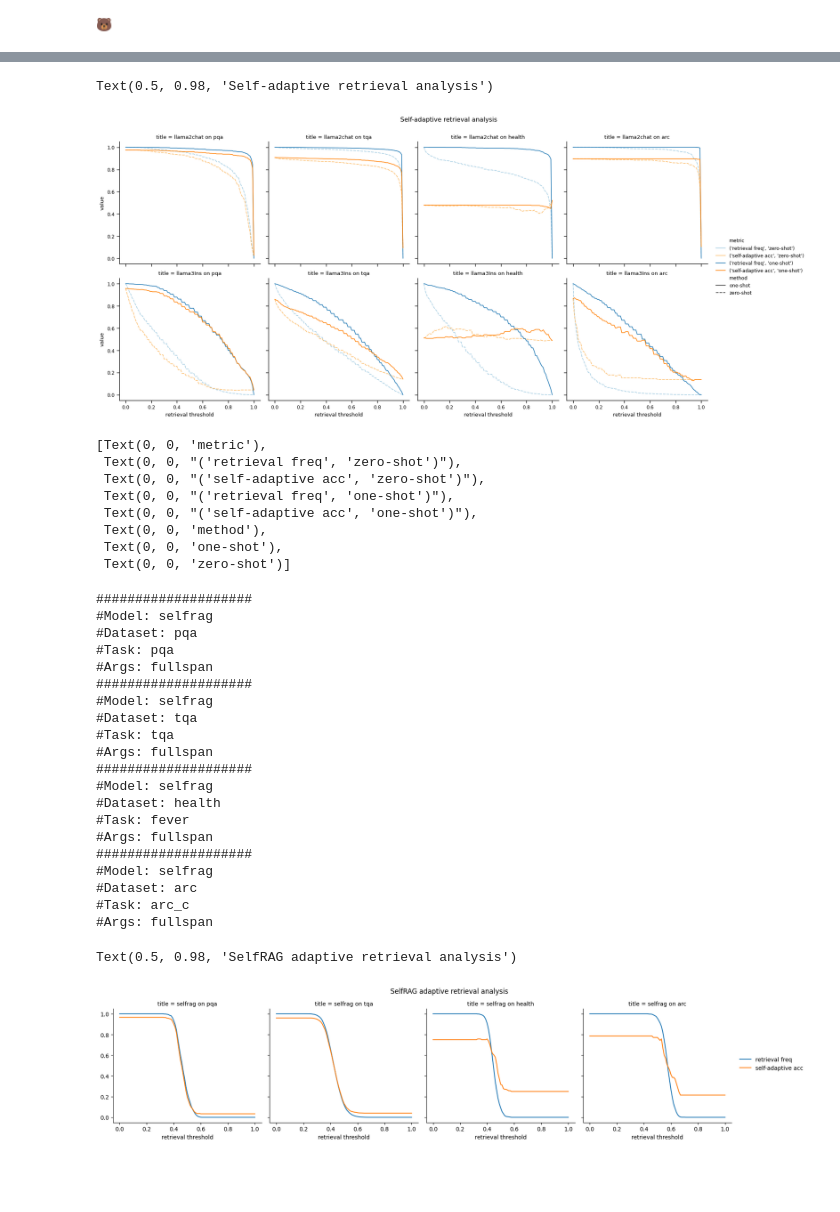
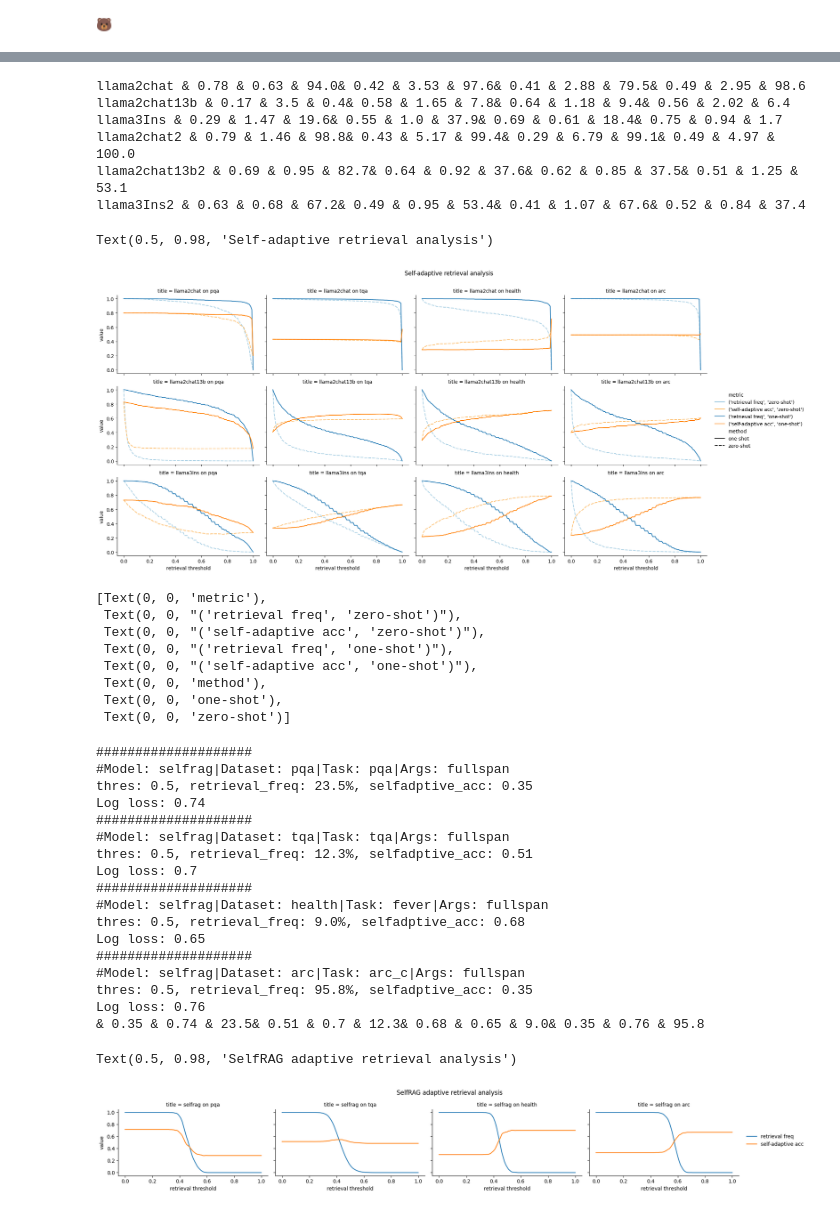
Before and after one commit to zhuzihan728/LLM_Adaptive_RAG, a Jupyter notebook: data_analysis/analysis_selfadp.ipynb, the cells around one changed output, grey strips where cells are left out. Cells and saved outputs as stored; diff of their text form; code cells hidden in the pictures; blank space fills up the shorter version.

Commit message:
update selfadp

```diff
--- a/data_analysis/analysis_selfadp.ipynb
+++ b/data_analysis/analysis_selfadp.ipynb
@@ -147,7 +148,7 @@ def compute_confidence(log_probs:List):
     '''
     log_probs: List[float]
     '''
-    return np.mean(np.exp(log_probs))
+    return np.mean(log_probs)
 
 def compute_inv_perplexity(log_probs:List):
     '''
@@ -411,4 +567,14 @@ successful_judgement_2 1.0
 successful_judgement_3 1.0
+# %%
+for k, v in res.items():
+    print(k, v)
+# %% [output]
+llama2chat & 0.78 & 0.63 & 94.0& 0.42 & 3.53 & 97.6& 0.41 & 2.88 & 79.5& 0.49 & 2.95 & 98.6
+llama2chat13b & 0.17 & 3.5 & 0.4& 0.58 & 1.65 & 7.8& 0.64 & 1.18 & 9.4& 0.56 & 2.02 & 6.4
+llama3Ins & 0.29 & 1.47 & 19.6& 0.55 & 1.0 & 37.9& 0.69 & 0.61 & 18.4& 0.75 & 0.94 & 1.7
+llama2chat2 & 0.79 & 1.46 & 98.8& 0.43 & 5.17 & 99.4& 0.29 & 6.79 & 99.1& 0.49 & 4.97 & 100.0
+llama2chat13b2 & 0.69 & 0.95 & 82.7& 0.64 & 0.92 & 37.6& 0.62 & 0.85 & 37.5& 0.51 & 1.25 & 53.1
+llama3Ins2 & 0.63 & 0.68 & 67.2& 0.49 & 0.95 & 53.4& 0.41 & 1.07 & 67.6& 0.52 & 0.84 & 37.4
 # %%
 final_dc = {"retrieval threshold":[], "value":[], "title":[], "metric":[], "method":[]}
 
@@ -417,7 +583,7 @@ for dc in out_dcs:
         final_dc[k] += v
 
 df = pd.DataFrame(final_dc)
-g = sns.FacetGrid(df, col="title", col_wrap=4, height=4)
+g = sns.FacetGrid(df, col="title", col_wrap=4,  height=3, aspect=1.5)
 if final_dc["method"]:
     g.map(sns.lineplot, "retrieval threshold", "value", hue=df[['metric', 'method']].apply(tuple, axis=1), data=df, sort=False, style='method', style_order=['one-shot', 'zero-shot'], palette = sns.color_palette([sns.color_palette("Paired")[0],sns.color_palette("Paired")[6],sns.color_palette("Paired")[1],sns.color_palette("Paired")[7]]))
 else:
@@ -428,7 +594,7 @@ g.fig.subplots_adjust(top=0.9)
 g.fig.suptitle(f"Self-adaptive retrieval analysis")
 # %% [output]
 Text(0.5, 0.98, 'Self-adaptive retrieval analysis')
-[figure, old version]
+[figure, new version]
 # %%
 g.legend.texts[0].set_text("metric")
 g.legend.texts
@@ -443,12 +609,13 @@ g.legend.texts
  Text(0, 0, 'zero-shot')]
 # %%
 files_dc = {
-    r'eval_res\selfrag-pqa-fullspan.json': r'eval_res\selfragadp-pqa.json',
-    r'eval_res\selfrag-tqa-fullspan.json': r'eval_res\selfragadp-tqa.json',
-    r'eval_res\selfrag-health-fullspan.json': r'eval_res\selfragadp-health.json',
-    r'eval_res\selfrag-arc-fullspan.json': r'eval_res\selfragadp-arc.json'}
+    r'eval_res\selfrag-pqa-fullspan.json': r'eval_res\selfrag-pqa-selfadp.json',
+    r'eval_res\selfrag-tqa-fullspan.json': r'eval_res\selfrag-tqa-selfadp.json',
+    r'eval_res\selfrag-health-fullspan.json': r'eval_res\selfrag-health-selfadp.json',
+    r'eval_res\selfrag-arc-fullspan.json': r'eval_res\selfrag-arc-selfadp.json',}
 # %%
 out_dcs = []
+selfrag_res = ""
 for k, v in files_dc.items():
     ret_p_path = v
     with open(ret_p_path, 'r') as f:
@@ -456,42 +623,45 @@ for k, v in files_dc.items():
         ret_p = ret_p_file["retrieval_p"]
     path = k
     analyzer = Analyzer(path)
-    out_dcs.append(analyzer.adp_ret_analysis(ret_p, interval=0.01))
+    out_dc, temp_res = analyzer.adp_ret_analysis1(ret_p, interval=0.01)
+    out_dcs.append(out_dc)
+    selfrag_res += temp_res
     # plt.show()
+print(selfrag_res)
 # %% [output]
 ####################
-#Model: selfrag
-#Dataset: pqa
-#Task: pqa
-#Args: fullspan
+#Model: selfrag|Dataset: pqa|Task: pqa|Args: fullspan
+thres: 0.5, retrieval_freq: 23.5%, selfadptive_acc: 0.35
+Log loss: 0.74
 ####################
-#Model: selfrag
-#Dataset: tqa
-#Task: tqa
-#Args: fullspan
+#Model: selfrag|Dataset: tqa|Task: tqa|Args: fullspan
+thres: 0.5, retrieval_freq: 12.3%, selfadptive_acc: 0.51
+Log loss: 0.7
 ####################
-#Model: selfrag
-#Dataset: health
-#Task: fever
-#Args: fullspan
+#Model: selfrag|Dataset: health|Task: fever|Args: fullspan
+thres: 0.5, retrieval_freq: 9.0%, selfadptive_acc: 0.68
+Log loss: 0.65
 ####################
-#Model: selfrag
-#Dataset: arc
-#Task: arc_c
-#Args: fullspan
+#Model: selfrag|Dataset: arc|Task: arc_c|Args: fullspan
+thres: 0.5, retrieval_freq: 95.8%, selfadptive_acc: 0.35
+Log loss: 0.76
+& 0.35 & 0.74 & 23.5& 0.51 & 0.7 & 12.3& 0.68 & 0.65 & 9.0& 0.35 & 0.76 & 95.8
 # %%
-final_dc = {"retrieval threshold":[], "":[], "title":[], " ":[]}
+final_dc = {"retrieval threshold":[], "value":[], "title":[], "metric":[]}
 
 for dc in out_dcs:
     for k, v in dc.items():
-        final_dc[k] += v
+        try:
+            final_dc[k] += v
+        except:
+            pass
 
 df = pd.DataFrame(final_dc)
-g = sns.FacetGrid(df, col="title", col_wrap=4, height=4)
-g.map(sns.lineplot, "retrieval threshold", "", hue=" ", data=df, sort=False)
+g = sns.FacetGrid(df, col="title", col_wrap=4, height=3, aspect=1.5)
+g.map(sns.lineplot, "retrieval threshold", "value", hue="metric", data=df, sort=False)
 g.add_legend()
-g.fig.subplots_adjust(top=0.85)
-g.fig.suptitle(f"SelfRAG adaptive retrieval analysis")
+g.fig.subplots_adjust(top=0.8)
+g.fig.suptitle(f"SelfRAG adaptive retrieval analysis", fontsize=12)
 # %% [output]
 Text(0.5, 0.98, 'SelfRAG adaptive retrieval analysis')
-[figure, old version]
+[figure, new version]
```
Also changed, not shown: parts of 6 cells of this notebook.
